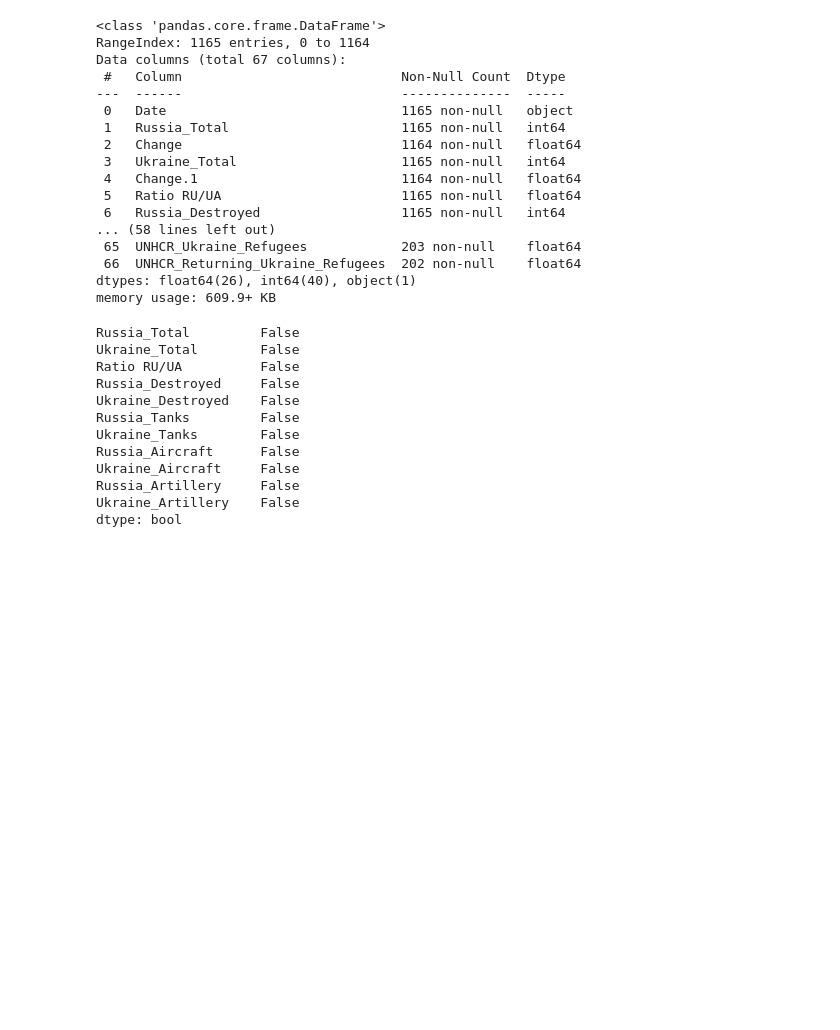
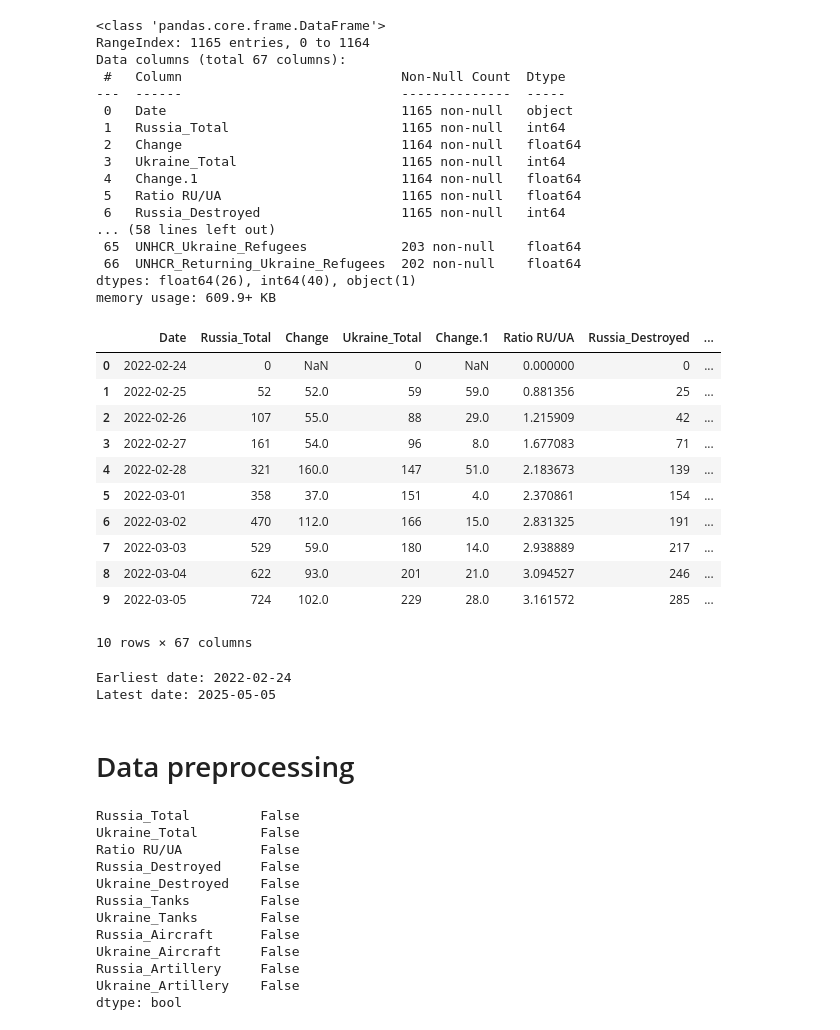
Before and after one commit to karmat314/Data-analytics-project, a Jupyter notebook: Rus-Ukr-Equipment/equipment_losses.ipynb, the cells around one changed output. Drawn from its saved outputs; the diff is of its cells as text; code cells hidden in the pictures; blank space fills up the shorter version.

```diff
--- a/Rus-Ukr-Equipment/equipment_losses.ipynb
+++ b/Rus-Ukr-Equipment/equipment_losses.ipynb
@@ -32,4 +32,30 @@ Data columns (total 67 columns):
  66  UNHCR_Returning_Ukraine_Refugees  202 non-null    float64
 dtypes: float64(26), int64(40), object(1)
 memory usage: 609.9+ KB
+# %%
+df.head(10)
+# %% [output]
+|  | Date | Russia_Total | Change | Ukraine_Total | Change.1 | Ratio RU/UA | Russia_Destroyed | ... |
+| 0 | 2022-02-24 | 0 | NaN | 0 | NaN | 0.000000 | 0 | ... |
+| 1 | 2022-02-25 | 52 | 52.0 | 59 | 59.0 | 0.881356 | 25 | ... |
+| 2 | 2022-02-26 | 107 | 55.0 | 88 | 29.0 | 1.215909 | 42 | ... |
+| 3 | 2022-02-27 | 161 | 54.0 | 96 | 8.0 | 1.677083 | 71 | ... |
+| 4 | 2022-02-28 | 321 | 160.0 | 147 | 51.0 | 2.183673 | 139 | ... |
+| 5 | 2022-03-01 | 358 | 37.0 | 151 | 4.0 | 2.370861 | 154 | ... |
+| 6 | 2022-03-02 | 470 | 112.0 | 166 | 15.0 | 2.831325 | 191 | ... |
+| 7 | 2022-03-03 | 529 | 59.0 | 180 | 14.0 | 2.938889 | 217 | ... |
+| 8 | 2022-03-04 | 622 | 93.0 | 201 | 21.0 | 3.094527 | 246 | ... |
+| 9 | 2022-03-05 | 724 | 102.0 | 229 | 28.0 | 3.161572 | 285 | ... |
+10 rows × 67 columns
+# %%
+earliest_date = df['Date'].min()
+latest_date = df['Date'].max()
+
+print("Earliest date:", earliest_date)
+print("Latest date:", latest_date)
+# %% [output]
+Earliest date: 2022-02-24
+Latest date: 2025-05-05
+# %% [markdown]
+# Data preprocessing
 # %%
```
Also changed, not shown: parts of 20 cells of this notebook, 10 other files.
